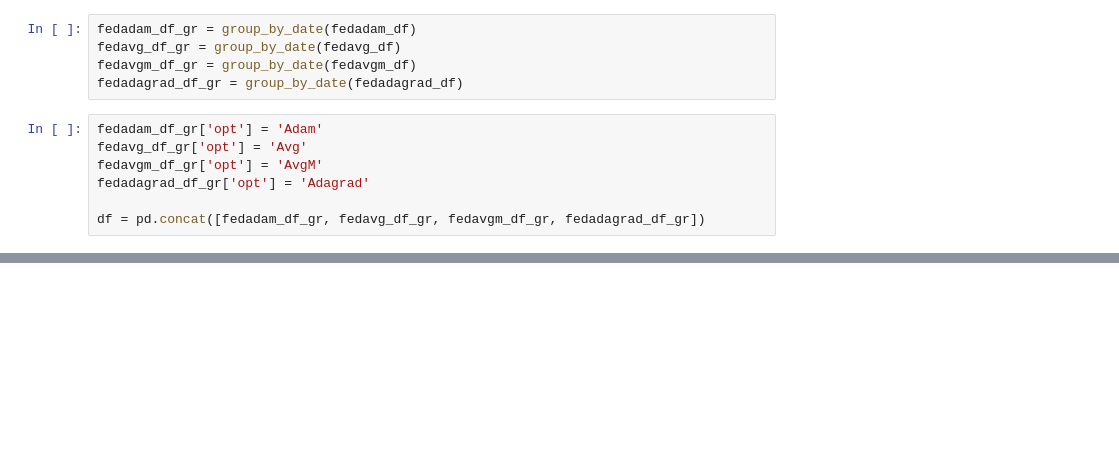
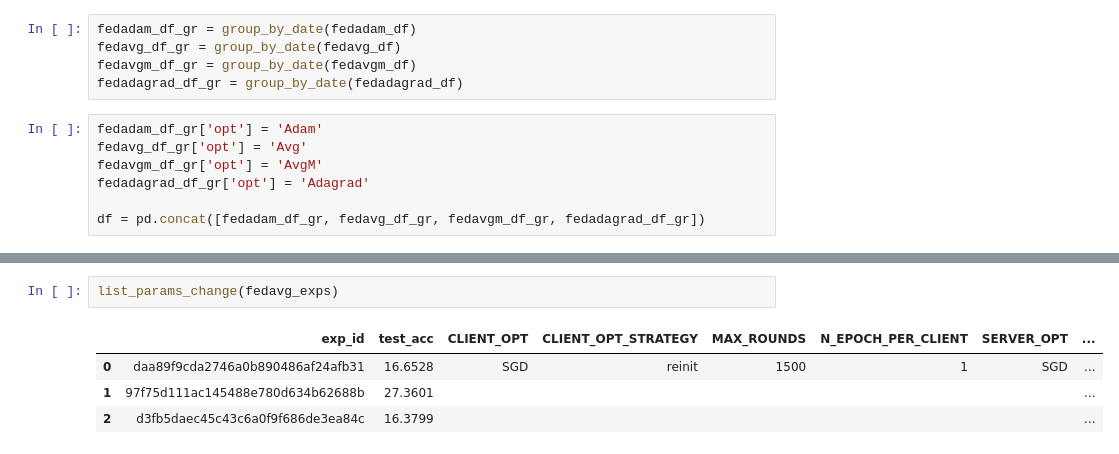
Before and after one commit to matech96/FederatedLighting, a Jupyter notebook: notebooks/server_side_opt_long.ipynb, the cells around one changed output, grey strips where cells are left out. Saved outputs shown, nothing was run; the diff lists cells and outputs as text; blank space fills up the shorter version.

```diff
--- a/notebooks/server_side_opt_long.ipynb
+++ b/notebooks/server_side_opt_long.ipynb
@@ -88,0 +153,7 @@ fig.show()
+# %%
+list_params_change(fedavg_exps)
+# %% [output]
+|  | exp_id | test_acc | CLIENT_OPT | CLIENT_OPT_STRATEGY | MAX_ROUNDS | N_EPOCH_PER_CLIENT | SERVER_OPT | ... |
+| 0 | daa89f9cda2746a0b890486af24afb31 | 16.6528 | SGD | reinit | 1500 | 1 | SGD | ... |
+| 1 | 97f75d111ac145488e780d634b62688b | 27.3601 |  |  |  |  |  | ... |
+| 2 | d3fb5daec45c43c6a0f9f686de3ea84c | 16.3799 |  |  |  |  |  | ... |
```
Also changed, not shown: parts of 8 cells of this notebook, 1 other file.
